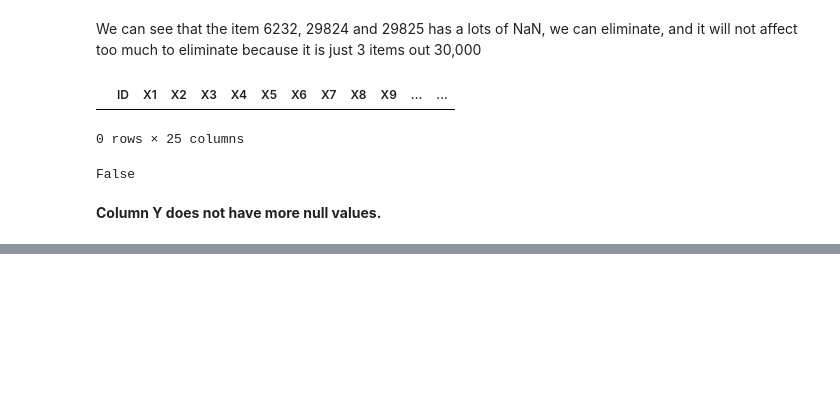
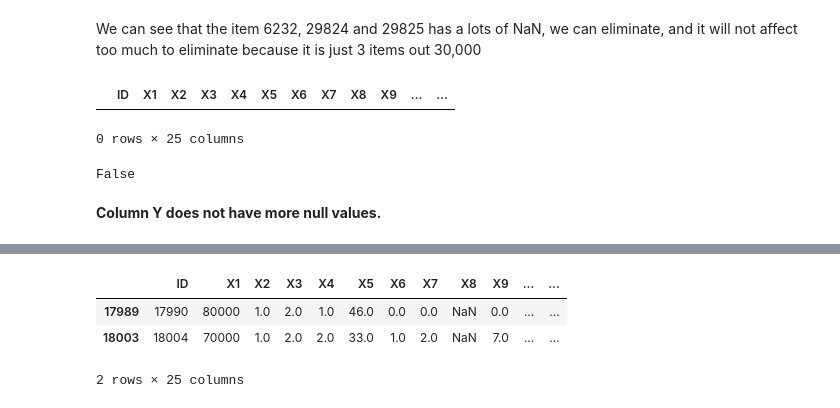
Before and after one commit to PosgradoMNA/actividades-de-aprendizaje-rafaelsangarcia, a Jupyter notebook: Actividad3_A01182780.ipynb, the cells around one changed output, grey strips where cells are left out. Cells and saved outputs as stored; diff of their text form; code cells hidden in the pictures; blank space fills up the shorter version.

```diff
--- a/Actividad3_A01182780.ipynb
+++ b/Actividad3_A01182780.ipynb
@@ -141,0 +205,5 @@ False
+# %%
+x5_median = ndf['X5'].median()
+print(x5_median)
+ndf['X5'].fillna(value = 35,
+                    inplace = True)
@@ -141,0 +232,7 @@ False
+# %%
+ndf[ndf['X8'].isnull()]
+# %% [output]
+|  | ID | X1 | X2 | X3 | X4 | X5 | X6 | X7 | X8 | X9 | ... | ... |
+| 17989 | 17990 | 80000 | 1.0 | 2.0 | 1.0 | 46.0 | 0.0 | 0.0 | NaN | 0.0 | ... | ... |
+| 18003 | 18004 | 70000 | 1.0 | 2.0 | 2.0 | 33.0 | 1.0 | 2.0 | NaN | 7.0 | ... | ... |
+2 rows × 25 columns
```
Also changed, not shown: parts of 17 cells of this notebook.
